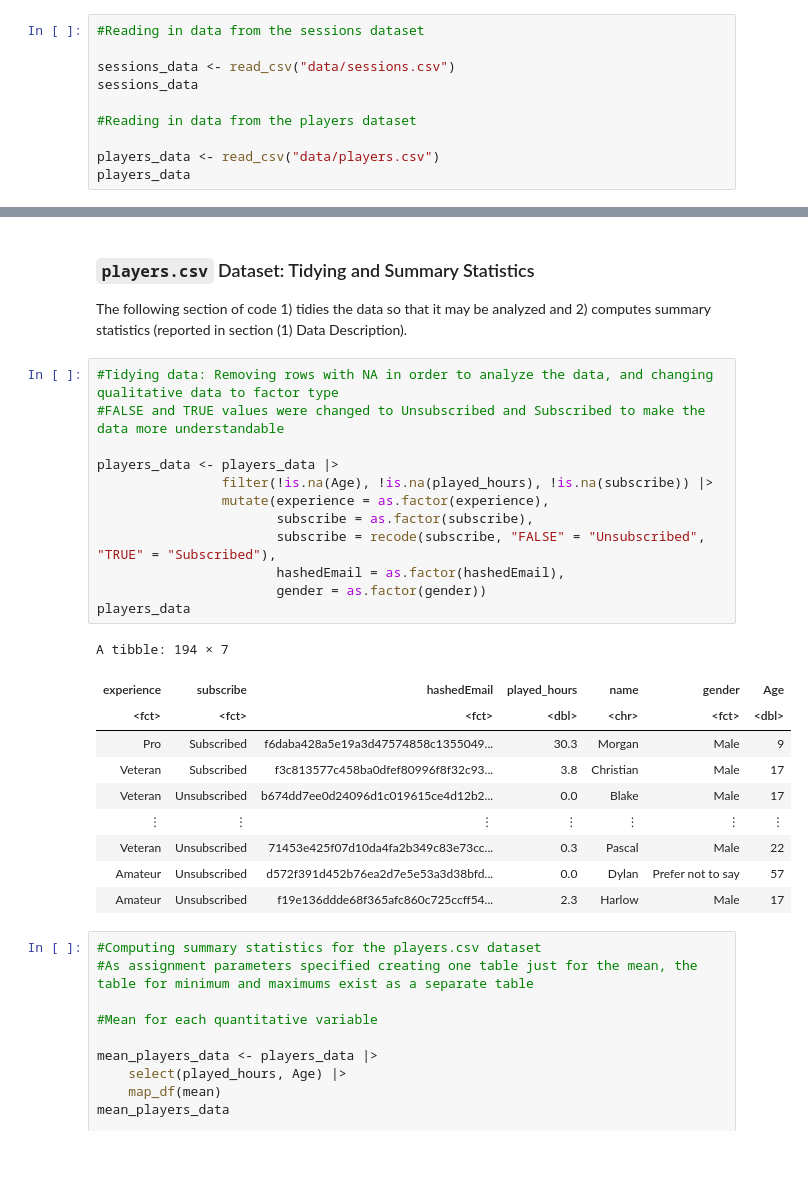
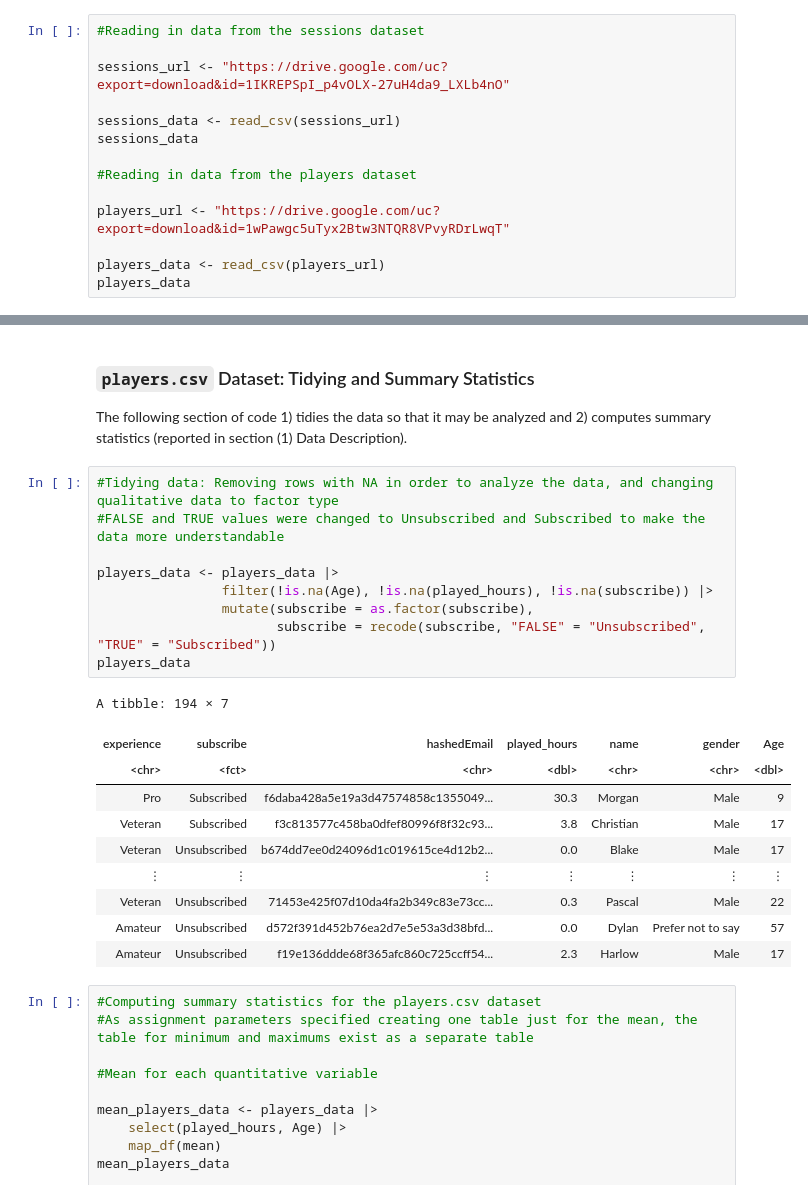
Before and after one commit to katelynteng/project_planning, a Jupyter notebook: project_planning.ipynb, the cells around one changed output, grey strips where cells are left out. Drawn from its saved outputs; the diff is of its cells as text; blank space fills up the shorter version.

```diff
--- a/project_planning.ipynb
+++ b/project_planning.ipynb
@@ -84,12 +92,16 @@ options(repr.matrix.max.rows = 6)
 # %%
 #Reading in data from the sessions dataset
 
-sessions_data <- read_csv("data/sessions.csv")
+sessions_url <- "https://drive.google.com/uc?export=download&id=1IKREPSpI_p4vOLX-27uH4da9_LXLb4nO"
+
+sessions_data <- read_csv(sessions_url)
 sessions_data
 
 #Reading in data from the players dataset
 
-players_data <- read_csv("data/players.csv")
+players_url <- "https://drive.google.com/uc?export=download&id=1wPawgc5uTyx2Btw3NTQR8VPvyRDrLwqT"
+
+players_data <- read_csv(players_url)
 players_data
 # %% [output]
 Rows: 1535 Columns: 5
@@ -136,19 +148,16 @@ The following section of code 1) tidies the data so that it may be analyzed and
 # %%
 #Tidying data: Removing rows with NA in order to analyze the data, and changing qualitative data to factor type
 #FALSE and TRUE values were changed to Unsubscribed and Subscribed to make the data more understandable
 
 players_data <- players_data |>
                 filter(!is.na(Age), !is.na(played_hours), !is.na(subscribe)) |>
-                mutate(experience = as.factor(experience),
-                       subscribe = as.factor(subscribe),
-                       subscribe = recode(subscribe, "FALSE" = "Unsubscribed", "TRUE" = "Subscribed"),
-                       hashedEmail = as.factor(hashedEmail),
-                       gender = as.factor(gender))
+                mutate(subscribe = as.factor(subscribe),
+                       subscribe = recode(subscribe, "FALSE" = "Unsubscribed", "TRUE" = "Subscribed"))
 players_data
 # %% [output]
 A tibble: 194 × 7
 | experience | subscribe | hashedEmail | played_hours | name | gender | Age |
-| <fct> | <fct> | <fct> | <dbl> | <chr> | <fct> | <dbl> |
+| <chr> | <fct> | <chr> | <dbl> | <chr> | <chr> | <dbl> |
 | Pro | Subscribed | f6daba428a5e19a3d47574858c1355049... | 30.3 | Morgan | Male | 9 |
 | Veteran | Subscribed | f3c813577c458ba0dfef80996f8f32c93... | 3.8 | Christian | Male | 17 |
 | Veteran | Unsubscribed | b674dd7ee0d24096d1c019615ce4d12b2... | 0.0 | Blake | Male | 17 |
```
Also changed, not shown: parts of 7 cells of this notebook.
